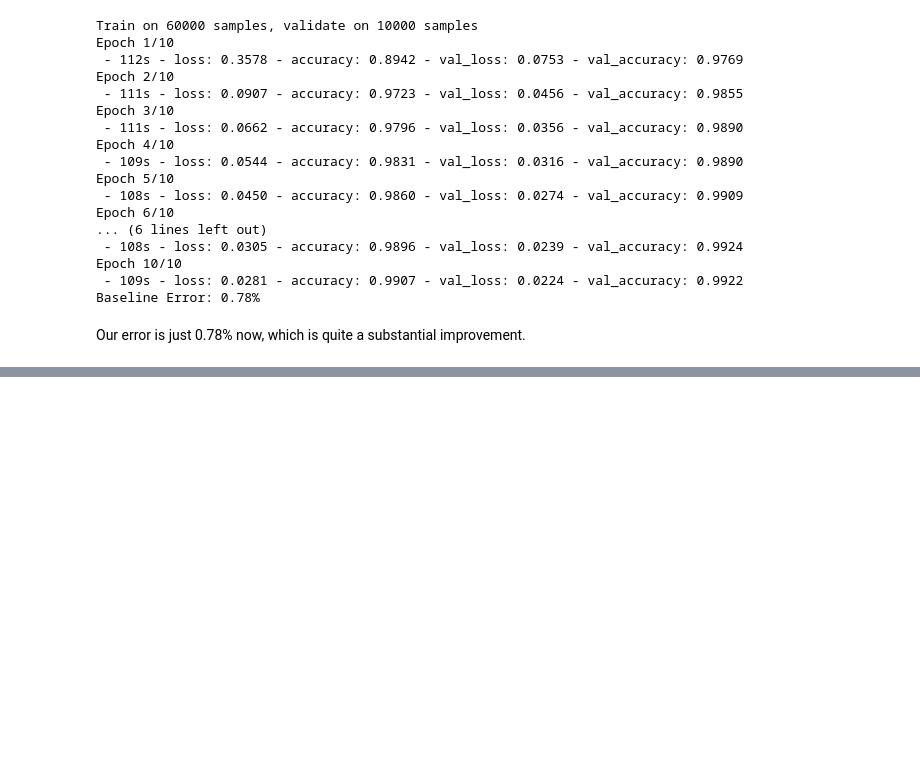
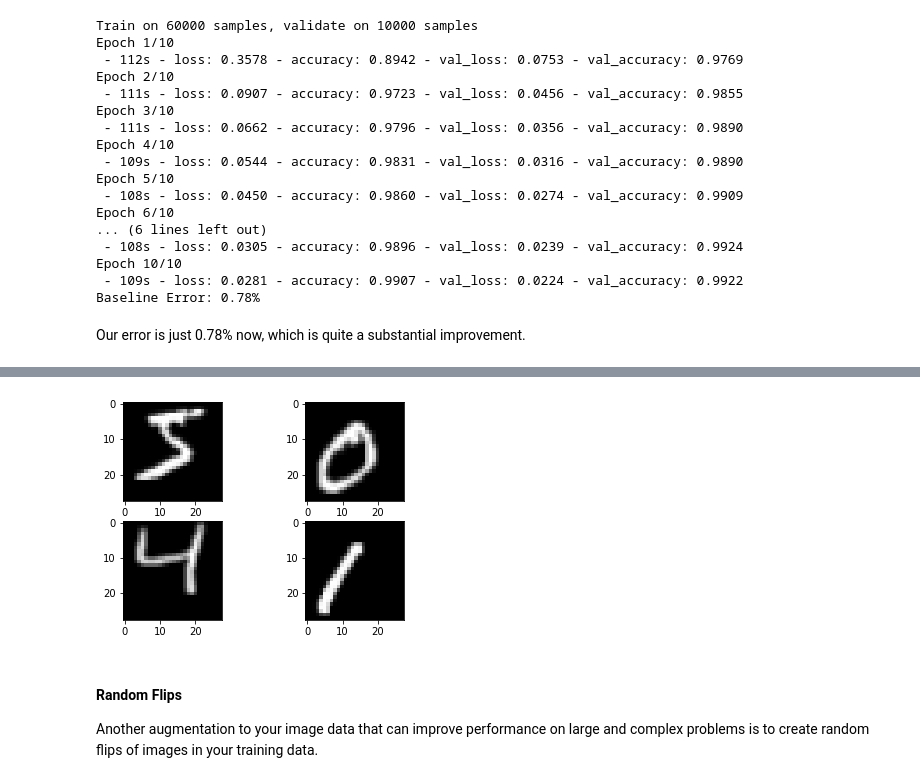
Before and after one commit to atystats/Deep-Learning-Python---Self-Learning, a Jupyter notebook: ConvNets.ipynb, the cells around one changed output, grey strips where cells are left out. Cells and saved outputs as stored; diff of their text form; code cells hidden in the pictures; blank space fills up the shorter version.

```diff
--- a/ConvNets.ipynb
+++ b/ConvNets.ipynb
@@ -292,0 +357,18 @@ Our error is just 0.78% now, which is quite a substantial improvement.
+# %%
+#define data preparation
+shift = 0.2
+
+datagen = ImageDataGenerator(width_shift_range = shift, height_shift_range = shift)
+datagen.fit(X_train) # This is an iterator and provide data only when required.
+# %%
+for X_batch, y_batch in datagen.flow(X_train, y_train, batch_size = 9, shuffle = False):
+    for i in range(0,4):
+        plt.subplot(220 + 1 + i)
+        plt.imshow(X_batch[i].reshape(28,28), cmap = plt.get_cmap('gray'))
+    plt.show()
+    break
+# %% [output]
+[figure, added]
+# %% [markdown]
+#### Random Flips
+Another augmentation to your image data that can improve performance on large and complex problems is to create random flips of images in your training data.
```
Also changed, not shown: parts of 17 cells of this notebook.
